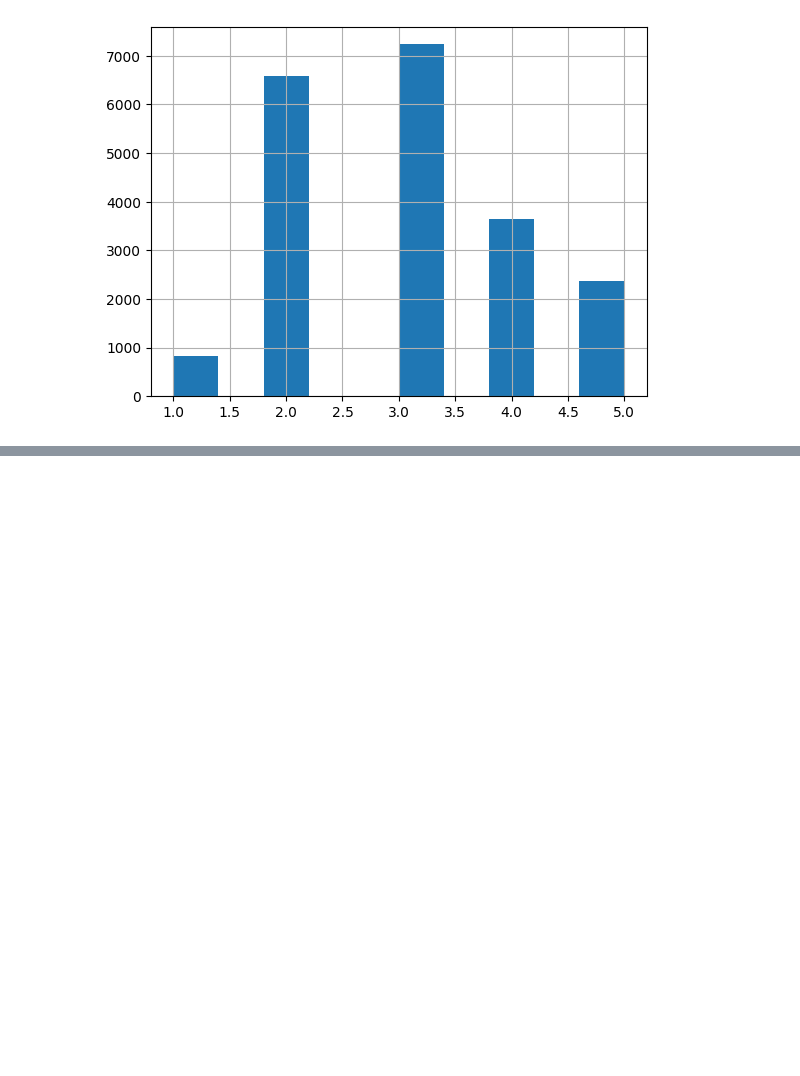
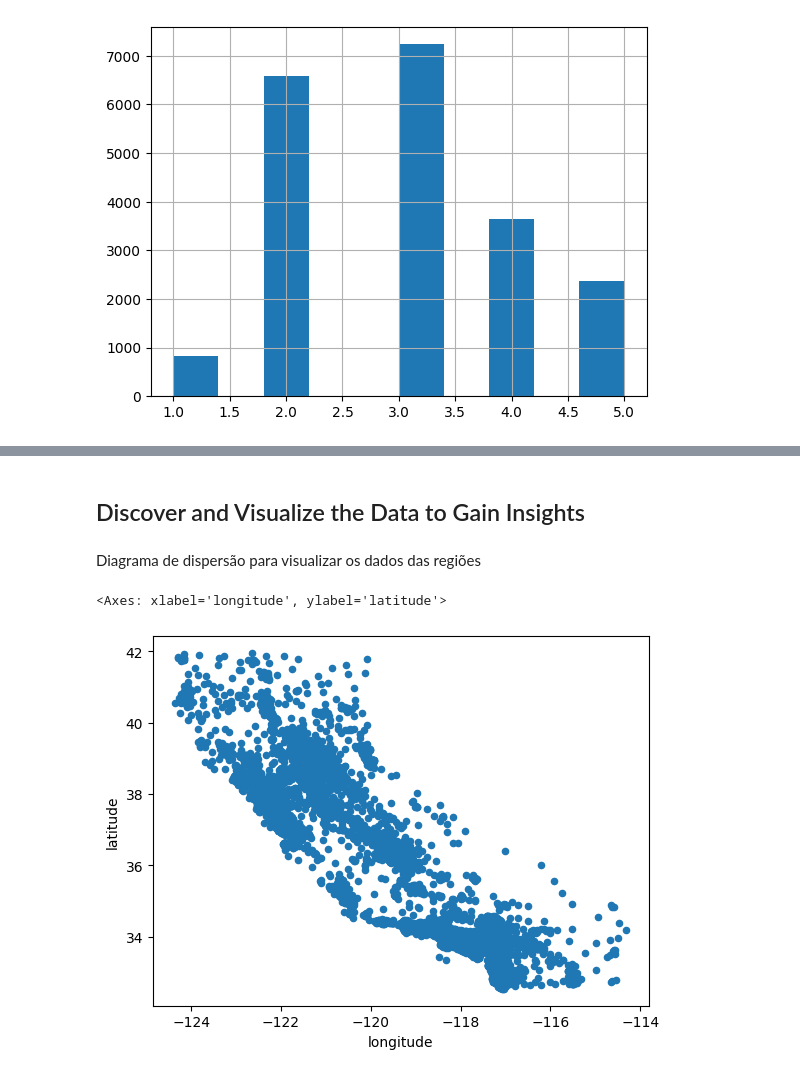
Before and after one commit to JoaoVitorMenezesMagalhaes/end_to_end_ml_housing_project, a Jupyter notebook: housing_project.ipynb, the cells around one changed output, grey strips where cells are left out. Cells and saved outputs as stored; diff of their text form; code cells hidden in the pictures; blank space fills up the shorter version.

Commit message:
Data visualization

```diff
--- a/housing_project.ipynb
+++ b/housing_project.ipynb
@@ -156,3 +156,10 @@ housing["income_cat"].hist()
 # %% [output]
 <Axes: >
 [figure]
+# %%
+from sklearn.model_selection import StratifiedShuffleSplit
+
+split = StratifiedShuffleSplit(n_splits=1, test_size=0.2, random_state=42)
+for train_index, test_index in split.split(housing, housing["income_cat"]):
+    strat_train_set = housing.loc[train_index]
+    strat_test_set = housing.loc[test_index]
@@ -158,0 +212,11 @@ housing["income_cat"].hist()
+# %% [markdown]
+## Discover and Visualize the Data to Gain Insights
+# %%
+housing = strat_train_set.copy()
+# %% [markdown]
+Diagrama de dispersão para visualizar os dados das regiões
+# %%
+housing.plot(kind="scatter", x="longitude", y="latitude")
+# %% [output]
+<Axes: xlabel='longitude', ylabel='latitude'>
+[figure, added]
```
Also changed, not shown: parts of 9 cells of this notebook.
